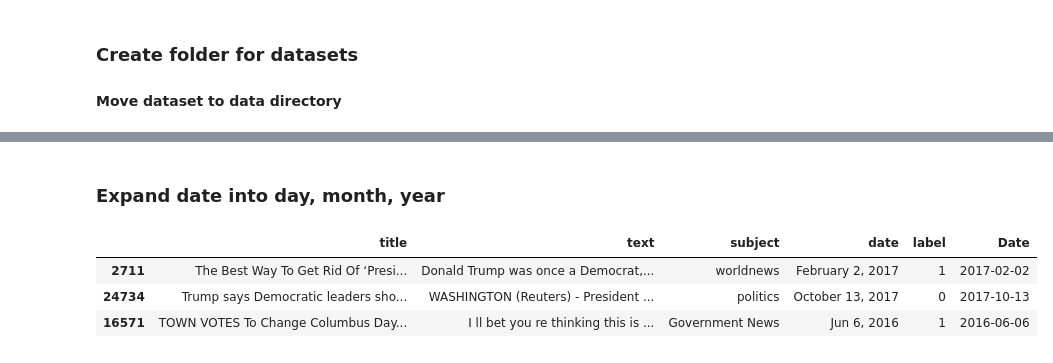
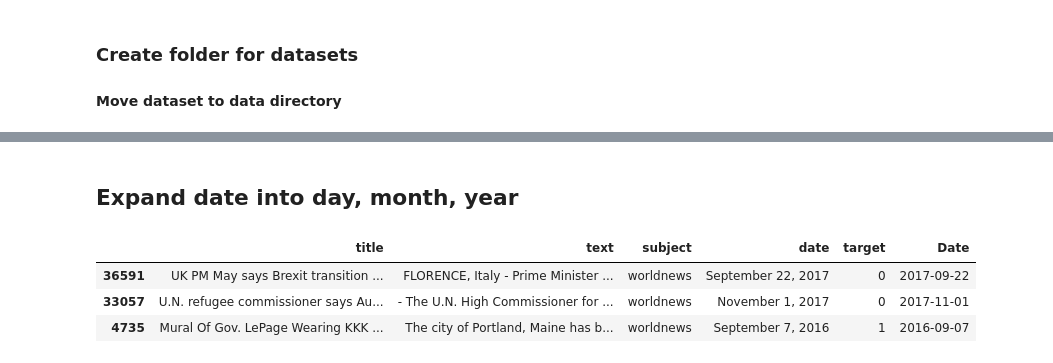
Before and after one commit to CFG-Spring-Data-1/Group-4, a Jupyter notebook: Project/EDA_Fake_News.ipynb, the cells around one changed output, grey strips where cells are left out. Cells and saved outputs as stored; diff of their text form; code cells hidden in the pictures.

```diff
--- a/Project/EDA_Fake_News.ipynb
+++ b/Project/EDA_Fake_News.ipynb
@@ -114,8 +257,8 @@ fake_df_1.sample(5)
 # %%
 # add labels: add column 'target' where 0 = real, 1 = fake
-fake_df_1['label'] = 1
-true_df_2['label'] = 0
+fake_df['target'] = 1
+true_df['target'] = 0
 
 # check new shape
-fake_df_1.shape, true_df_2.shape
+fake_df.shape, true_df.shape
 # %% [output]
@@ -123,4 +266,4 @@ fake_df_1.shape, true_df_2.shape
 # %%
-raw_concat_df = pd.concat([fake_df_1, true_df_2], ignore_index=True)
-raw_concat_df.sample(3)
+concat_df = pd.concat([fake_df, true_df], ignore_index=True)
+concat_df.head(3)
 # %% [output]
@@ -139,0 +307,3 @@ array(['News', 'politics', 'Government News', 'left-news', 'US_News',
+# %%
+concat_df = concat_df[concat_df['text'].str.strip()!='']
+concat_df.shape
@@ -161,14 +340,9 @@ fig.show()
 # %%
 # change politicsNews to politics, News to worldnews and plot again
-raw_concat_df['subject'].replace({'politicsNews':'politics', 'News':'worldnews'}, inplace=True)
+concat_df['subject'].replace({'politicsNews':'politics', 'News':'worldnews'}, inplace=True)
 
-# plot using plotly.express
-# fig = px.histogram(raw_concat_df, x='subject', color='label', barmode='group', height=400)
-# fig.show()
-
-df_plt = raw_concat_df.groupby(['subject', 'label']).size().reset_index()
-df_plt['percentage'] = raw_concat_df.groupby(['subject', 'label']).size().groupby(level=0).apply(lambda x: 100 * x / x.sum()).values
-df_plt.columns = ['Subject', 'Label', 'Counts', 'Percentage']
-
-px.bar(df_plt, x='Subject', y=['Counts'], color='Label', text=df_plt['Percentage'].apply(lambda x: '{0:1.2f}%'.format(x)))
+sns.histplot(concat_df,  y='subject', hue='target',  stat='percent', multiple='stack', palette='rocket')
+plt.ylabel('Subject')
+plt.title('Percent of Fake and Real News in Dataset')
+plt.legend(title='News', loc='lower right', labels=['Fake', 'Real'])
 # %% [output]
@@ -219,21 +351,19 @@ plt.show()
 # %% [markdown]
-### Expand date into day, month, year
+## Expand date into day, month, year
 # %%
 # translate date into datetime format where possible
-df = raw_concat_df.copy()
-
 def extract_day_month_year(date):
     try:
         return pd.to_datetime(date, infer_datetime_format=True)
     except:
         return np.nan
 
-df['Date'] = df.apply(lambda row: extract_day_month_year(row['date']), axis = 1)
-df.sample(3)
+concat_df['Date'] = concat_df.apply(lambda row: extract_day_month_year(row['date']), axis = 1)
+concat_df.sample(3)
 # %% [output]
-|  | title | text | subject | date | label | Date |
-| 2711 | The Best Way To Get Rid Of ‘Presi... | Donald Trump was once a Democrat,... | worldnews | February 2, 2017 | 1 | 2017-02-02 |
-| 24734 | Trump says Democratic leaders sho... | WASHINGTON (Reuters) - President ... | politics | October 13, 2017 | 0 | 2017-10-13 |
-| 16571 | TOWN VOTES To Change Columbus Day... | I ll bet you re thinking this is ... | Government News | Jun 6, 2016 | 1 | 2016-06-06 |
+|  | title | text | subject | date | target | Date |
+| 36591 | UK PM May says Brexit transition ... | FLORENCE, Italy - Prime Minister ... | worldnews | September 22, 2017 | 0 | 2017-09-22 |
+| 33057 | U.N. refugee commissioner says Au... | - The U.N. High Commissioner for ... | worldnews | November 1, 2017 | 0 | 2017-11-01 |
+| 4735 | Mural Of Gov. LePage Wearing KKK ... | The city of Portland, Maine has b... | worldnews | September 7, 2016 | 1 | 2016-09-07 |
 # %%
 # check null values
```
Also changed, not shown: parts of 89 cells of this notebook.
